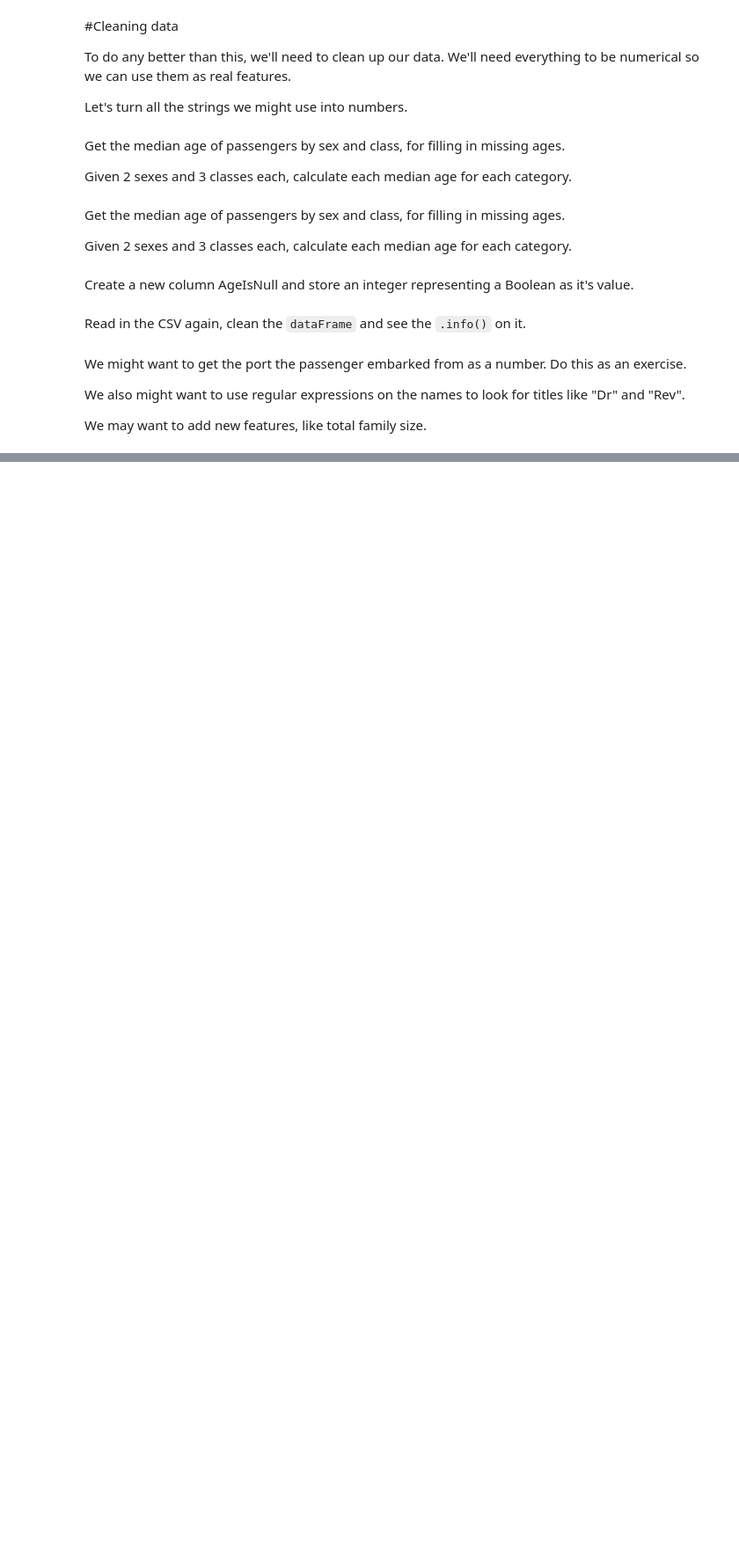
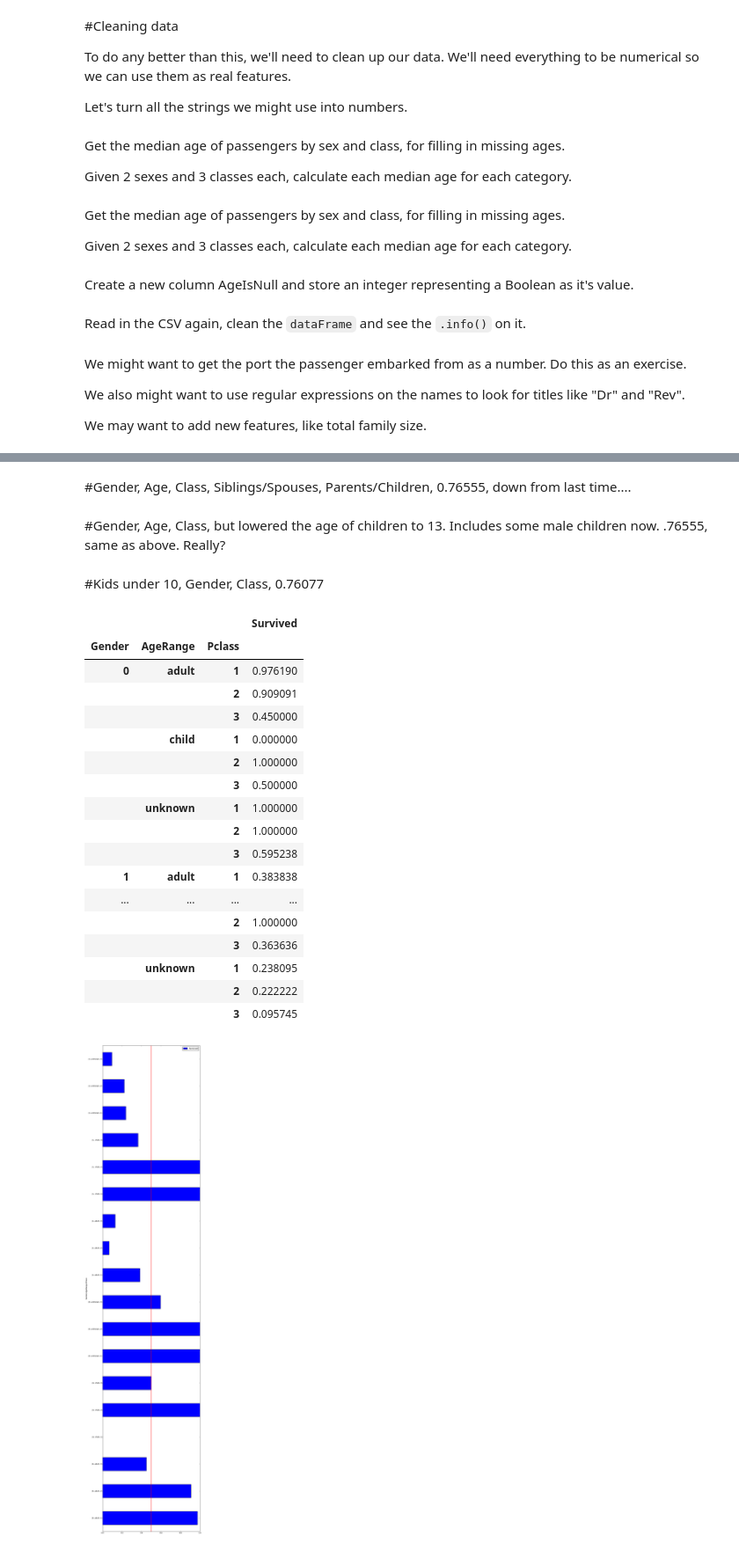
Before and after one commit to tiy-lv-python-2015-06/titanic, a Jupyter notebook: Titanic Starting Point.ipynb, the cells around one changed output, grey strips where cells are left out. Shown: that part at 88% size. Drawn from its saved outputs; the diff is of its cells as text; code cells hidden in the pictures; blank space fills up the shorter version.

```diff
--- a/Titanic Starting Point.ipynb
+++ b/Titanic Starting Point.ipynb
@@ -316,0 +360,10 @@ test_results.to_csv("titanic/g_a_c_f_p_set.csv", index=False)
+# %%
+test['Survived'] = 0
+train_survivor_table = pd.pivot_table(train, index=["Gender", "AgeRange", "Pclass", "TicketPrice"], values=["Survived"])
+result_df = train_survivor_table.loc[train_survivor_table['Survived'] > .5]
+for x in result_df.index:
+    test.loc[(test["Gender"] == x[0]) & (test['AgeRange'] == x[1]) & (test['Pclass'] == x[2]) & (test['TicketPrice'] == x[3]), "Survived"] = 1
+test.loc [(test['Gender'] == 1), 'Survived'] = 0
+test.loc[(test['Gender'] == 1) & (test['Fare'] > 30) & (test['Age'] < 18) & (test['Pclass'] < 3), 'Survived'] = 1
+test_results = test[["PassengerId", "Survived"]]
+test_results.to_csv("titanic/g_a_c_f_set14.csv", index=False)
@@ -316,0 +396,9 @@ test_results.to_csv("titanic/g_a_c_f_p_set.csv", index=False)
+# %%
+test['Survived'] = 0
+train_survivor_table = pd.pivot_table(train, index=["Gender", "AgeRange", "Pclass", ], values=["Survived"])
+result_df = train_survivor_table.loc[train_survivor_table['Survived'] > .50]
+for x in result_df.index:
+    test.loc[(test["Gender"] == x[0]) & (test['AgeRange'] == x[1]) & (test['Pclass'] == x[2]), "Survived"] = 1
+test.loc[(test["Gender"] == 0) & (test['Pclass'] == 3), 'Survived'] = 1
+test_results = test[["PassengerId", "Survived"]]
+test_results.to_csv("titanic/g_a_c_set4.csv", index=False)
@@ -316,0 +420,52 @@ test_results.to_csv("titanic/g_a_c_f_p_set.csv", index=False)
+# %% [markdown]
+#Gender, Age, Class, Siblings/Spouses, Parents/Children, 0.76555, down from last time....
+# %%
+test['Survived'] = 0
+train_survivor_table = pd.pivot_table(train, index=["Gender", "AgeRange", "Pclass",'SibSp','Parch'], values=["Survived"])
+result_df = train_survivor_table.loc[train_survivor_table['Survived'] > .5]
+result_df.index
+#for x in result_df.index:
+#    print(x)
+for x in result_df.index:
+    test.loc[(test["Gender"] == x[0]) & (test['AgeRange'] == x[1]) & (test['Pclass'] == x[2]) & (test['SibSp'] == x[3]) & (test['Parch'] == x[4]), "Survived"] = 1
+test_results = test[["PassengerId", "Survived"]]
+test_results.to_csv("titanic/g_a_c_s_p_set.csv", index=False)
+# %% [markdown]
+#Gender, Age, Class, but lowered the age of children to 13. Includes some male children now. .76555, same as above. Really?
+# %%
+test['Survived'] = 0
+train_survivor_table = pd.pivot_table(train, index=["Gender", "AgeRange", "Pclass", ], values=["Survived"])
+result_df = train_survivor_table.loc[train_survivor_table['Survived'] > .5]
+for x in result_df.index:
+    test.loc[(test["Gender"] == x[0]) & (test['AgeRange'] == x[1]) & (test['Pclass'] == x[2]), "Survived"] = 1
+test_results = test[["PassengerId", "Survived"]]
+test_results.to_csv("titanic/g_a13_c_set.csv", index=False)
+# %% [markdown]
+#Kids under 10, Gender, Class, 0.76077
+# %%
+test['Survived'] = 0
+train_survivor_table = pd.pivot_table(train, index=["Gender", "AgeRange", "Pclass", ], values=["Survived"])
+result_df = train_survivor_table.loc[train_survivor_table['Survived'] > .5]
+train_survivor_table.plot(kind="barh", figsize=(10, 50))
+plt.axvline(x=0.5, linewidth=2, color='r')
+train_survivor_table
+# %% [output]
+|  |  |  | Survived |
+| Gender | AgeRange | Pclass |  |
+| 0 | adult | 1 | 0.976190 |
+|  |  | 2 | 0.909091 |
+|  |  | 3 | 0.450000 |
+|  | child | 1 | 0.000000 |
+|  |  | 2 | 1.000000 |
+|  |  | 3 | 0.500000 |
+|  | unknown | 1 | 1.000000 |
+|  |  | 2 | 1.000000 |
+|  |  | 3 | 0.595238 |
+| 1 | adult | 1 | 0.383838 |
+| ... | ... | ... | ... |
+|  |  | 2 | 1.000000 |
+|  |  | 3 | 0.363636 |
+|  | unknown | 1 | 0.238095 |
+|  |  | 2 | 0.222222 |
+|  |  | 3 | 0.095745 |
+[figure, added]
```
Also changed, not shown: parts of 40 cells of this notebook.
